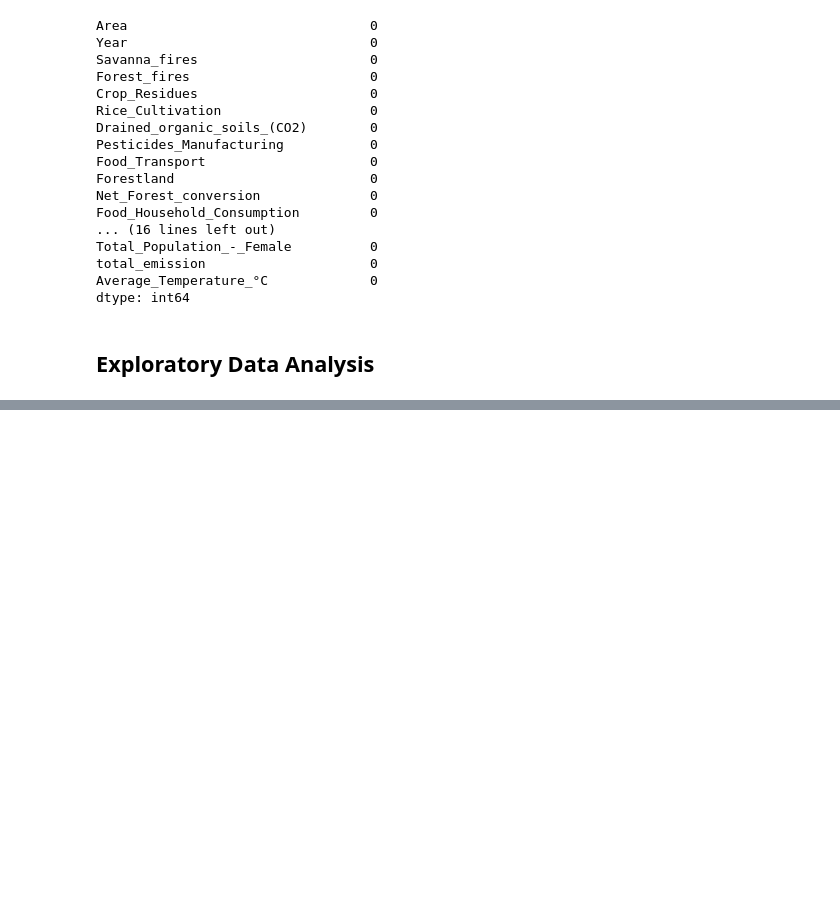
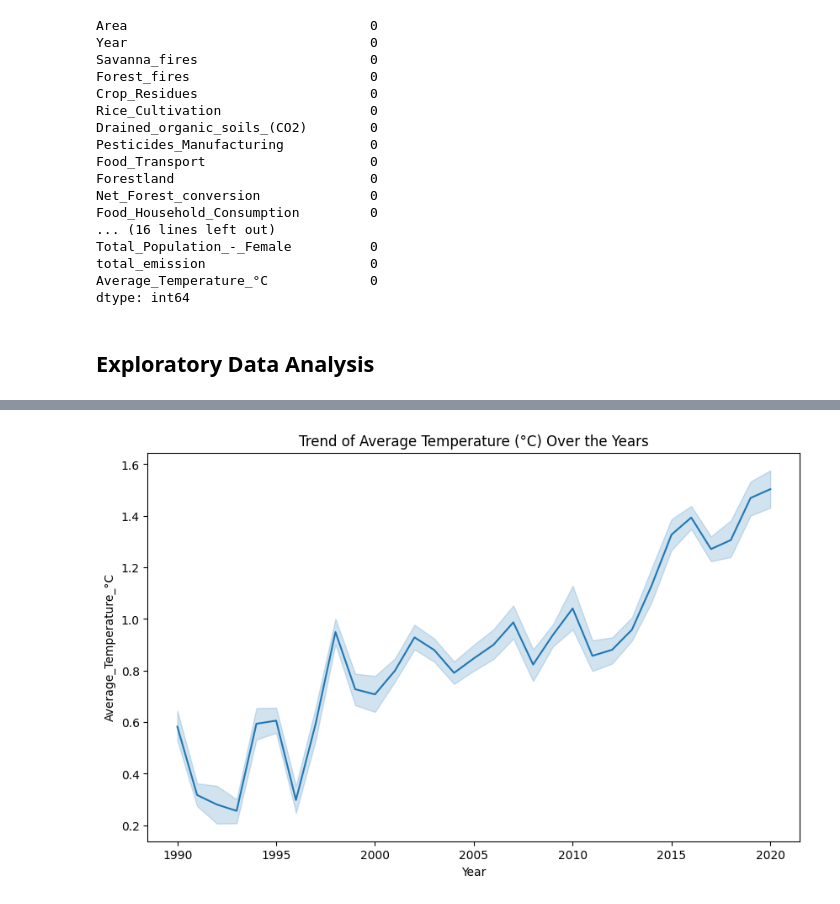
Before and after one commit to justin9503/RegressionSprint_2401FTDSTeam_EG1, a Jupyter notebook: RegressionSprint_2401FTDSTeam_EG1.ipynb, the cells around one changed output, grey strips where cells are left out. Cells and saved outputs as stored; diff of their text form; code cells hidden in the pictures; blank space fills up the shorter version.

```diff
--- a/RegressionSprint_2401FTDSTeam_EG1.ipynb
+++ b/RegressionSprint_2401FTDSTeam_EG1.ipynb
@@ -166,0 +262,22 @@ This graph shows that total emissions increase as the years progress, it suggest
+# %%
+def line_graph(df, x, y, title):
+    """
+    The function receives a dataframe as the first argument followed by the independet variable x and column Y and
+    the title of the graph to be plotted, the fuction use these arguments to plot a line graph
+    """
+
+    # Time Series Analysis - Trend Analysis
+    plt.figure(figsize=(10, 6))
+    sns.lineplot(x=x, y=y, data=df)
+    plt.title(title)
+    plt.show()
+
+
+line_graph(
+    df,
+    "Year",
+    "Average_Temperature_°C",
+    "Trend of Average Temperature (°C) Over the Years",
+)
+# %% [output]
+[figure, added]
```
Also changed, not shown: parts of 24 cells of this notebook.
